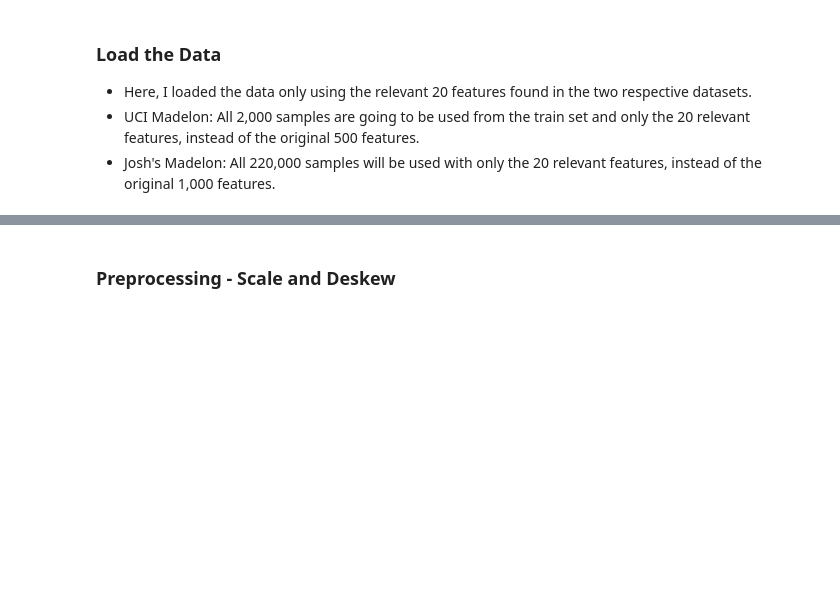
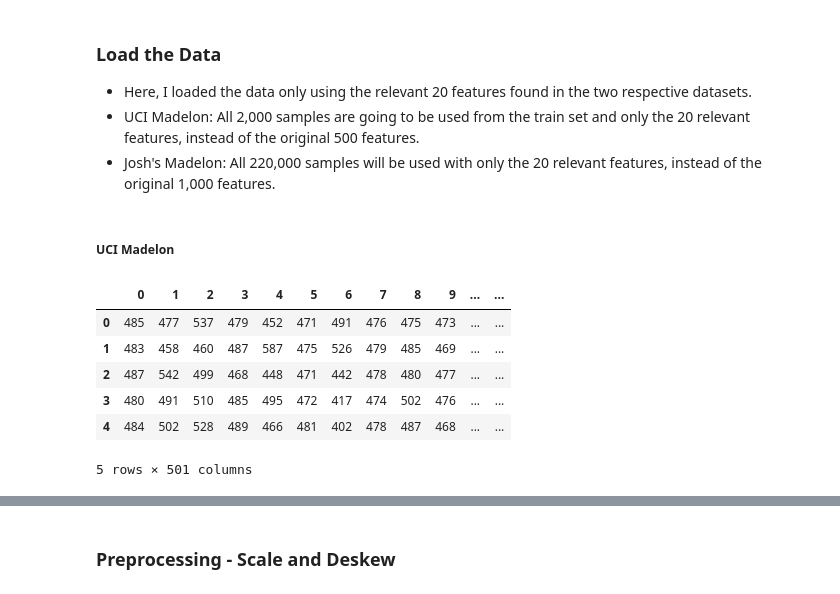
Before and after one commit to godsylla/UCI-Madelon-Dataset, a Jupyter notebook: ipynb/04-Classify_Using_Relevant_Features.ipynb, the cells around one changed output, grey strips where cells are left out. Cells and saved outputs as stored; diff of their text form; code cells hidden in the pictures; blank space fills up the shorter version.

```diff
--- a/ipynb/04-Classify_Using_Relevant_Features.ipynb
+++ b/ipynb/04-Classify_Using_Relevant_Features.ipynb
@@ -15,3 +31,19 @@
 - Here, I loaded the data only using the relevant 20 features found in the two respective datasets.
 - UCI Madelon: All 2,000 samples are going to be used from the train set and only the 20 relevant features, instead of the original 500 features.
 - Josh's Madelon: All 220,000 samples will be used with only the 20 relevant features, instead of the original 1,000 features.
+# %% [markdown]
+##### UCI Madelon
+# %%
+madelon_all_train = '../assets/madelon_train.data'
+madelon_label_train = '../assets/madelon_train.labels'
+# %%
+madelon_all_train_df = pd.read_csv(madelon_all_train, delimiter=' ', header=None)
+madelon_all_train_df.head()
+# %% [output]
+|  | 0 | 1 | 2 | 3 | 4 | 5 | 6 | 7 | 8 | 9 | ... | ... |
+| 0 | 485 | 477 | 537 | 479 | 452 | 471 | 491 | 476 | 475 | 473 | ... | ... |
+| 1 | 483 | 458 | 460 | 487 | 587 | 475 | 526 | 479 | 485 | 469 | ... | ... |
+| 2 | 487 | 542 | 499 | 468 | 448 | 471 | 442 | 478 | 480 | 477 | ... | ... |
+| 3 | 480 | 491 | 510 | 485 | 495 | 472 | 417 | 474 | 502 | 476 | ... | ... |
+| 4 | 484 | 502 | 528 | 489 | 466 | 481 | 402 | 478 | 487 | 468 | ... | ... |
+5 rows × 501 columns
```
Also changed, not shown: parts of 37 cells of this notebook, 4 other files.
